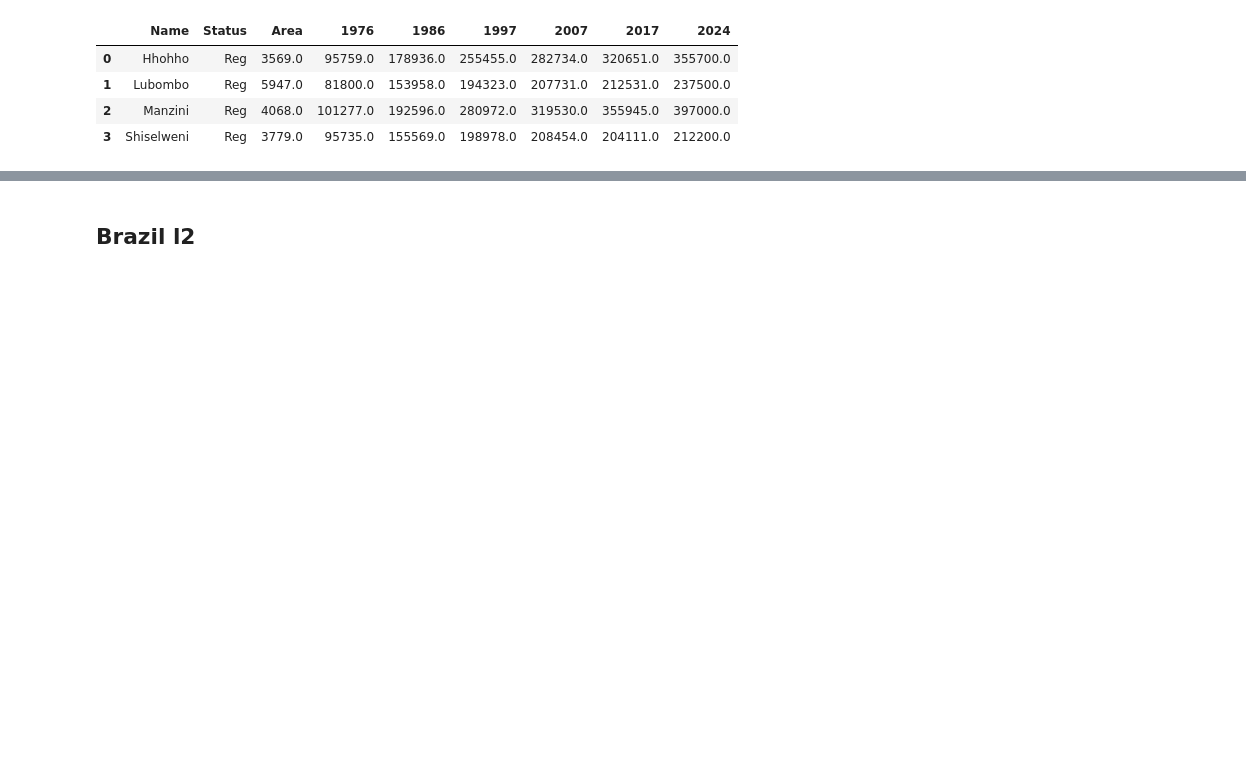
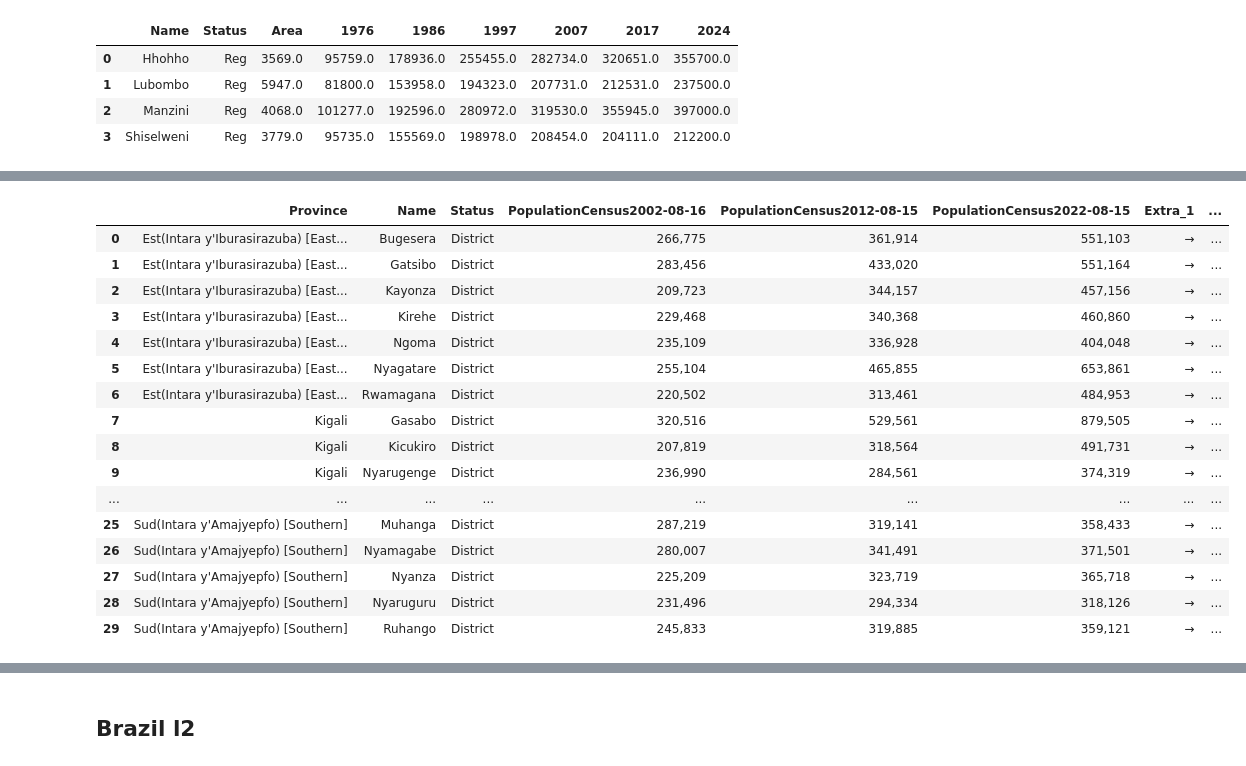
Before and after one commit to CabooseExia/Geospatial-practice, a Jupyter notebook: citypopulation_webscraper.ipynb, the cells around one changed output, grey strips where cells are left out. Cells and saved outputs as stored; diff of their text form; code cells hidden in the pictures; blank space fills up the shorter version.

```diff
--- a/citypopulation_webscraper.ipynb
+++ b/citypopulation_webscraper.ipynb
@@ -585,0 +700,24 @@ eswatini_df
+# %%
+page = requests.get(f"https://www.citypopulation.de/en/rwanda/admin/")
+# nigeria_df = make_df_blank(page)
+rwanda_l2 = make_indo_l1l2(page)
+rwanda_l2['L0'] = 'Rwanda'
+rwanda_l2
+# %% [output]
+|  | Province | Name | Status | PopulationCensus2002-08-16 | PopulationCensus2012-08-15 | PopulationCensus2022-08-15 | Extra_1 | ... |
+| 0 | Est(Intara y'Iburasirazuba) [East... | Bugesera | District | 266,775 | 361,914 | 551,103 | → | ... |
+| 1 | Est(Intara y'Iburasirazuba) [East... | Gatsibo | District | 283,456 | 433,020 | 551,164 | → | ... |
+| 2 | Est(Intara y'Iburasirazuba) [East... | Kayonza | District | 209,723 | 344,157 | 457,156 | → | ... |
+| 3 | Est(Intara y'Iburasirazuba) [East... | Kirehe | District | 229,468 | 340,368 | 460,860 | → | ... |
+| 4 | Est(Intara y'Iburasirazuba) [East... | Ngoma | District | 235,109 | 336,928 | 404,048 | → | ... |
+| 5 | Est(Intara y'Iburasirazuba) [East... | Nyagatare | District | 255,104 | 465,855 | 653,861 | → | ... |
+| 6 | Est(Intara y'Iburasirazuba) [East... | Rwamagana | District | 220,502 | 313,461 | 484,953 | → | ... |
+| 7 | Kigali | Gasabo | District | 320,516 | 529,561 | 879,505 | → | ... |
+| 8 | Kigali | Kicukiro | District | 207,819 | 318,564 | 491,731 | → | ... |
+| 9 | Kigali | Nyarugenge | District | 236,990 | 284,561 | 374,319 | → | ... |
+| ... | ... | ... | ... | ... | ... | ... | ... | ... |
+| 25 | Sud(Intara y'Amajyepfo) [Southern] | Muhanga | District | 287,219 | 319,141 | 358,433 | → | ... |
+| 26 | Sud(Intara y'Amajyepfo) [Southern] | Nyamagabe | District | 280,007 | 341,491 | 371,501 | → | ... |
+| 27 | Sud(Intara y'Amajyepfo) [Southern] | Nyanza | District | 225,209 | 323,719 | 365,718 | → | ... |
+| 28 | Sud(Intara y'Amajyepfo) [Southern] | Nyaruguru | District | 231,496 | 294,334 | 318,126 | → | ... |
+| 29 | Sud(Intara y'Amajyepfo) [Southern] | Ruhango | District | 245,833 | 319,885 | 359,121 | → | ... |
```
Also changed, not shown: parts of 24 cells of this notebook, 10 other files.
